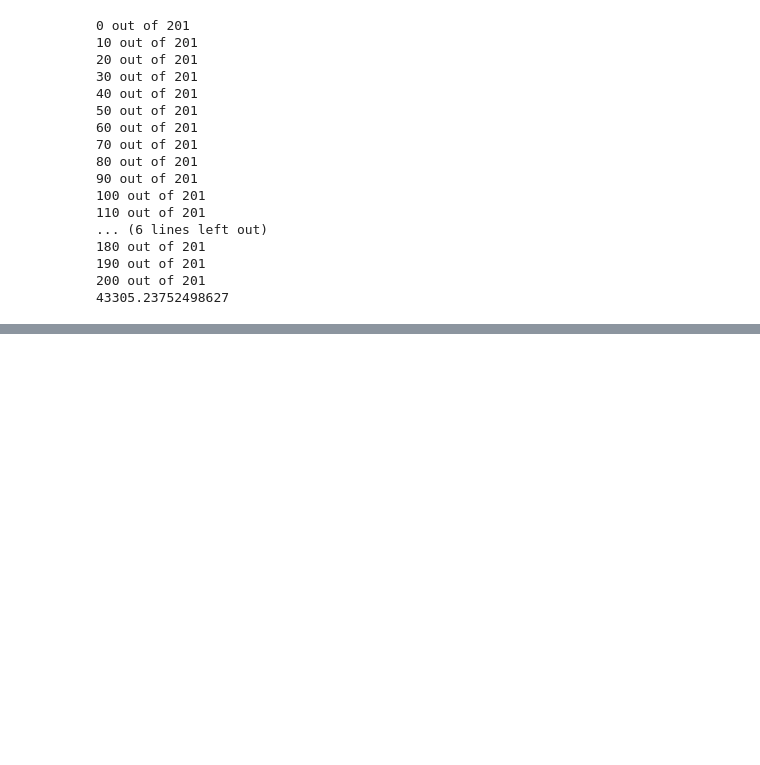
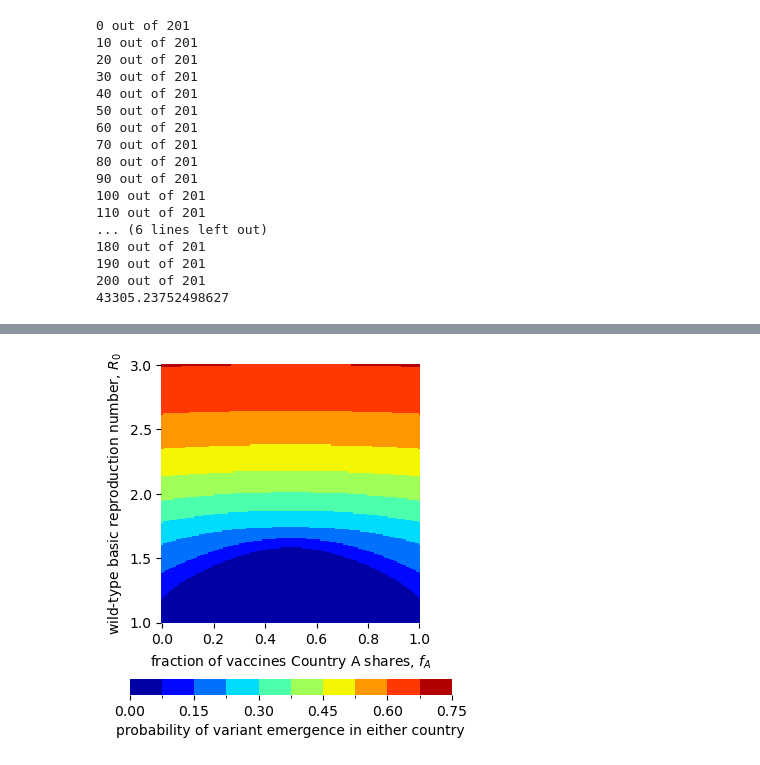
Before and after one commit to freedmanari/vaccine_nationalism, a Jupyter notebook: vaccine_nationalism.ipynb, the cells around one changed output, grey strips where cells are left out. Cells and saved outputs as stored; diff of their text form; code cells hidden in the pictures; blank space fills up the shorter version.

```diff
--- a/vaccine_nationalism.ipynb
+++ b/vaccine_nationalism.ipynb
@@ -1380 +1385,14 @@ plt.title('variant emergence in Country B, $p^B$   ', pad=15)
 [figure]
+# %%
+### for figure R0s
+
+f_A_R0_pABs = 1 - f_A_R0_pws
+
+plot_heatmap('f_A','R0','pAB', fracValues=True, legend_min=0, legend_max=.75,
+             xlabel='fraction of vaccines Country A shares, $f_A$', ylabel='wild-type basic reproduction number, $R_0$',
+             legendTitle='probability of variant emergence in either country', colorbar_shrink=.65)
+_ = plt.gca().set_yticks(np.linspace(1,3,5))
+
+# plt.savefig('figures/roughs/pABs.png', bbox_inches='tight', dpi=1200)
+# %% [output]
+[figure, added]
```
Also changed, not shown: parts of 9 cells of this notebook, 7 other files.
